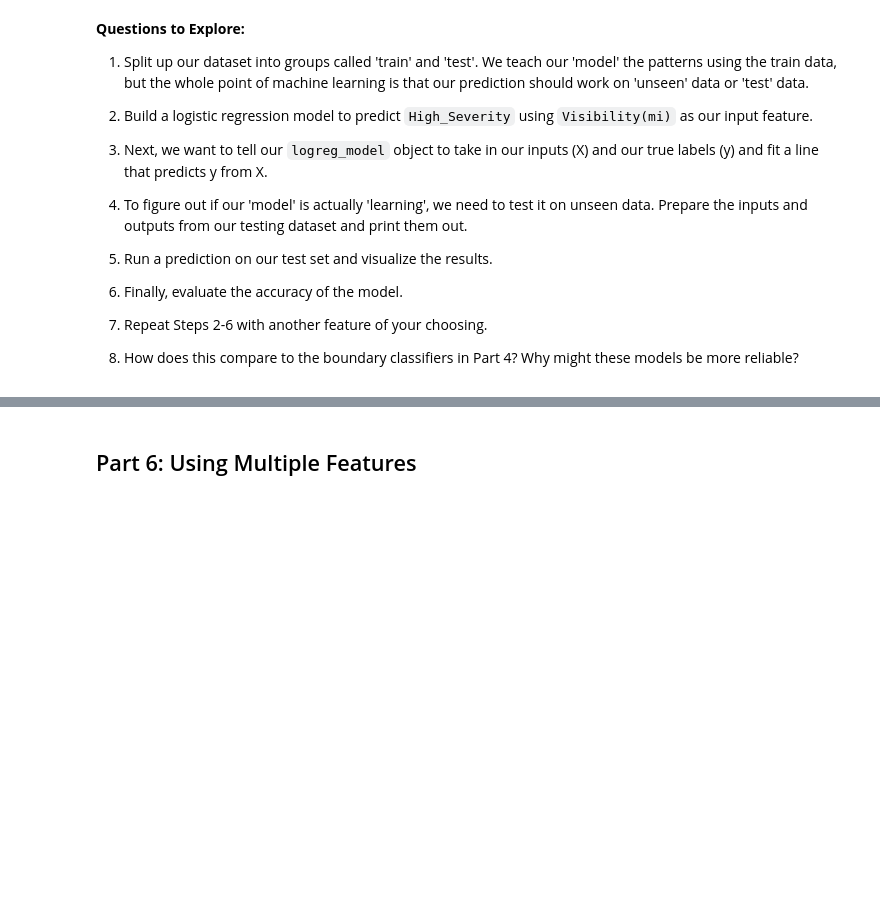
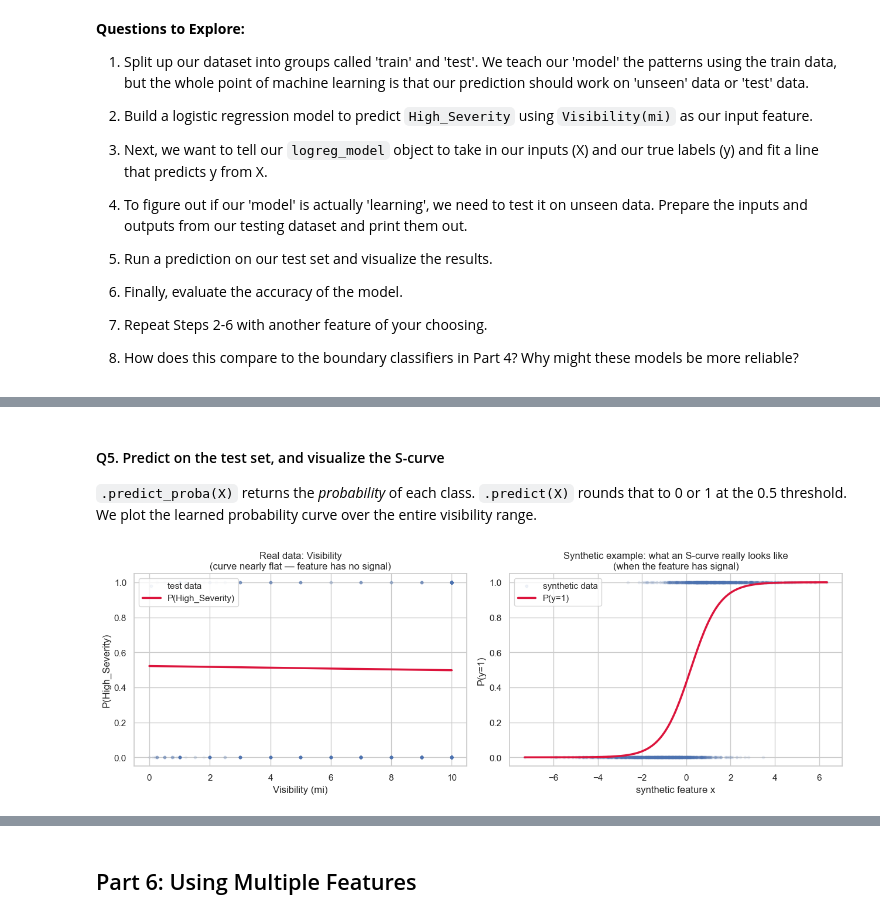
Before and after one commit to alextianyf/severe-accident-prediction, a Jupyter notebook: severe_accident_prediction.ipynb, the cells around one changed output, grey strips where cells are left out. Saved outputs shown, nothing was run; the diff lists cells and outputs as text; code cells hidden in the pictures; blank space fills up the shorter version.

```diff
--- a/severe_accident_prediction.ipynb
+++ b/severe_accident_prediction.ipynb
@@ -1019,0 +1083,11 @@ But one feature isn't enough. Time to combine many.
+# %%
+# StandardScaler + LogisticRegression as a Pipeline.
+# The scaler centers each feature to mean 0 and scales to standard deviation 1
+# BEFORE the logistic regression sees it. This makes regularization fair across
+# features and helps the optimizer converge. Predictions on new data use the
+# same scaler fit on the training data — sklearn handles this automatically.
+logreg_model = Pipeline([
+    ('scaler', StandardScaler()),
+    ('lr',     LogisticRegression(class_weight='balanced', max_iter=1000)),
+])
+logreg_model
@@ -1019,0 +1102,8 @@ But one feature isn't enough. Time to combine many.
+# %%
+logreg_model.fit(X_train, y_train)
+
+lr_step = logreg_model.named_steps['lr']
+print(f'Learned intercept: {lr_step.intercept_[0]:.4f}')
+print(f'Learned slope (on standardized Visibility): {lr_step.coef_[0,0]:.4f}')
+print(f'  Reading: "a 1-standard-deviation change in Visibility shifts the')
+print(f'   log-odds of severe by {lr_step.coef_[0,0]:.4f}."')
@@ -1019,0 +1148,42 @@ But one feature isn't enough. Time to combine many.
+# %% [markdown]
+#### Q5.  Predict on the test set, and visualize the S-curve
+
+`.predict_proba(X)` returns the *probability* of each class. `.predict(X)` rounds that to 0 or 1 at the 0.5 threshold. We plot the learned probability curve over the entire visibility range.
+# %%
+# Predict labels and probabilities on the held-out test set
+y_pred  = logreg_model.predict(X_test)
+y_proba = logreg_model.predict_proba(X_test)[:, 1]
+
+# Left: real visibility curve.  Right: synthetic example showing what a real S-curve looks like
+import numpy as np
+
+fig, axes = plt.subplots(1, 2, figsize=(13, 4.5))
+
+# Left: real
+xs = np.linspace(0, X_train.max(), 200).reshape(-1, 1)
+probs_curve = logreg_model.predict_proba(xs)[:, 1]
+sample_for_plot = pd.DataFrame({'x': X_test[:, 0], 'y': y_test}).sample(3000, random_state=1)
+axes[0].scatter(sample_for_plot['x'], sample_for_plot['y'], alpha=0.05, s=10, label='test data')
+axes[0].plot(xs, probs_curve, color='crimson', linewidth=2.5, label='P(High_Severity)')
+axes[0].set_xlabel('Visibility (mi)'); axes[0].set_ylabel('P(High_Severity)')
+axes[0].set_ylim(-0.05, 1.05)
+axes[0].set_title('Real data: Visibility\n(curve nearly flat — feature has no signal)')
+axes[0].legend()
+
+# Right: synthetic example with a strong logistic relationship
+rng = np.random.default_rng(42)
+x_synth = rng.normal(0, 2, size=2000).reshape(-1, 1)
+true_p = 1 / (1 + np.exp(-(1.5 * x_synth.ravel() - 0.3)))
+y_synth = (rng.random(2000) < true_p).astype(int)
+lr_synth = LogisticRegression().fit(x_synth, y_synth)
+xs2 = np.linspace(x_synth.min(), x_synth.max(), 200).reshape(-1, 1)
+axes[1].scatter(x_synth.ravel(), y_synth, alpha=0.08, s=10, label='synthetic data')
+axes[1].plot(xs2, lr_synth.predict_proba(xs2)[:, 1], color='crimson', linewidth=2.5, label='P(y=1)')
+axes[1].set_xlabel('synthetic feature x'); axes[1].set_ylabel('P(y=1)')
+axes[1].set_ylim(-0.05, 1.05)
+axes[1].set_title('Synthetic example: what an S-curve really looks like\n(when the feature has signal)')
+axes[1].legend()
+
+plt.tight_layout(); plt.show()
+# %% [output]
+[figure, added]
```
Also changed, not shown: parts of 77 cells of this notebook.
